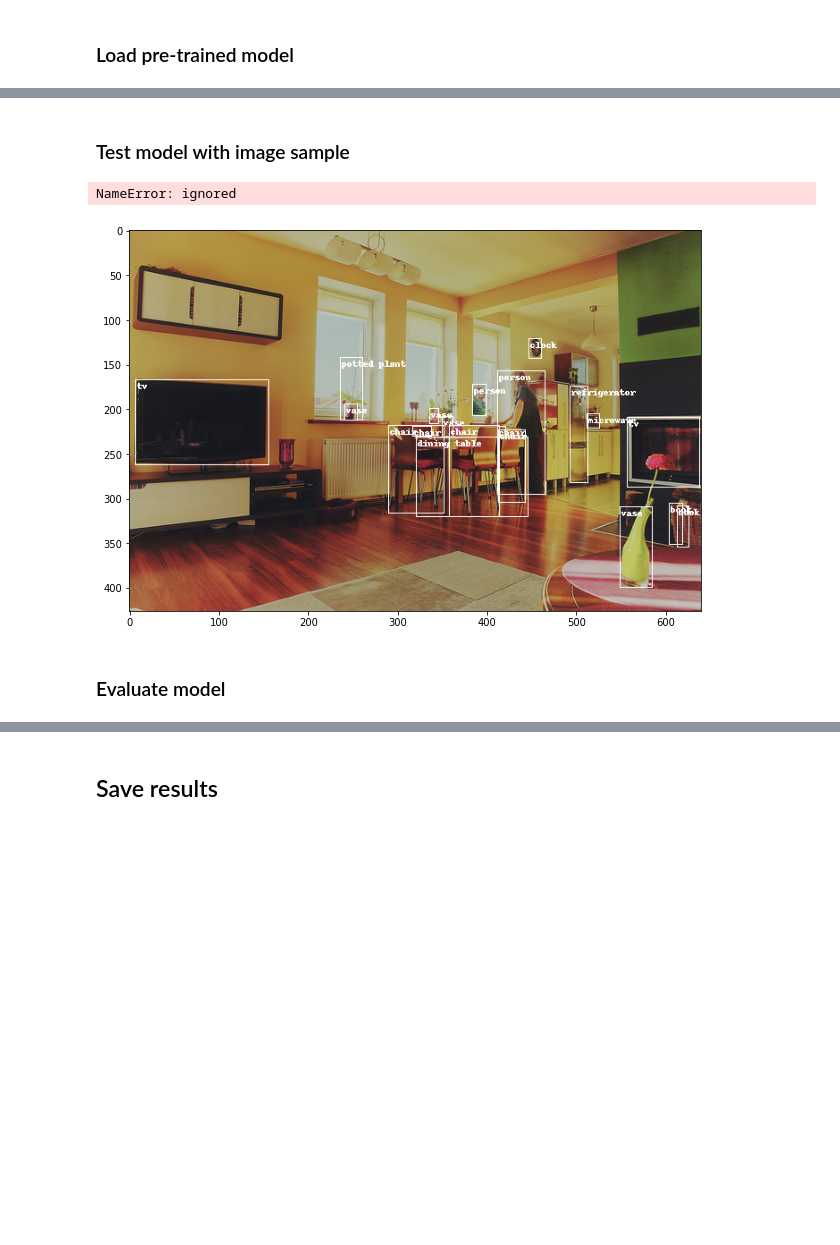
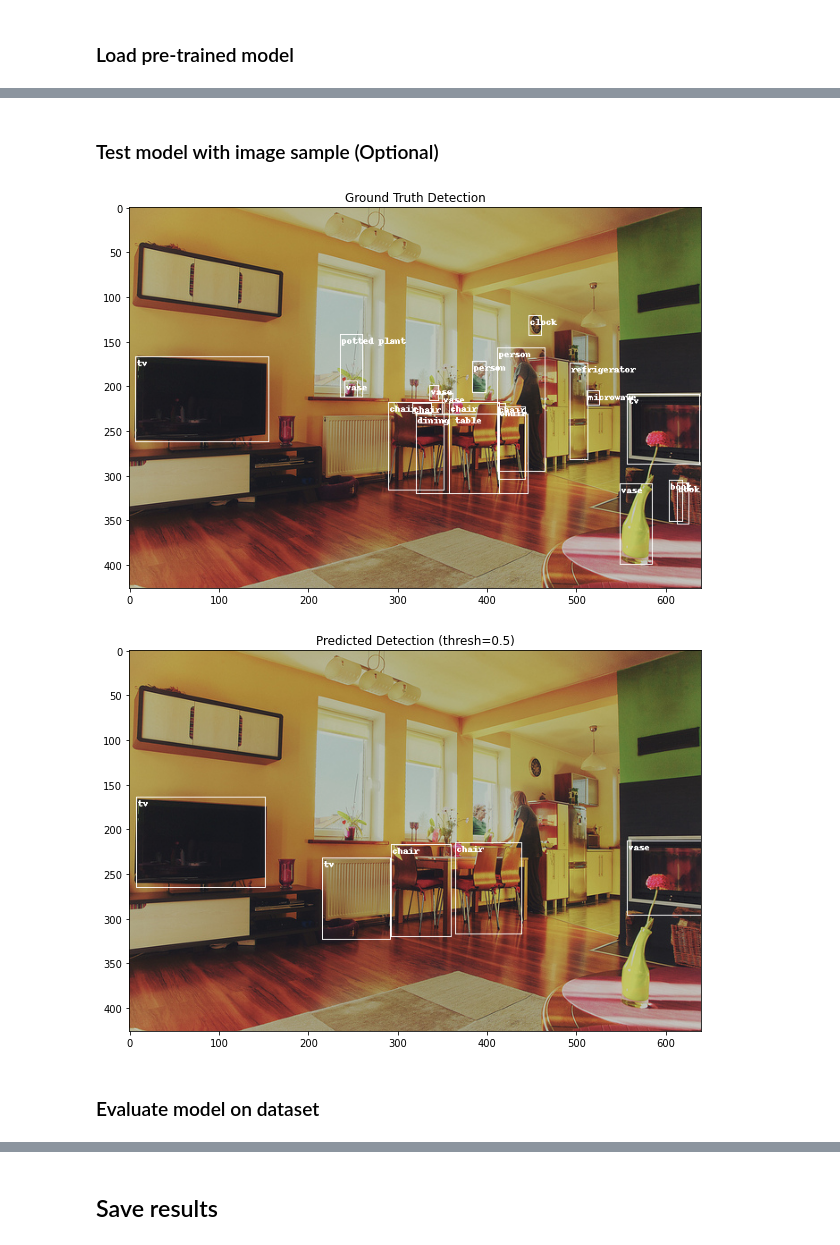
Before and after one commit to joangog/object-detection, a Jupyter notebook: coco2017_inference.ipynb, the cells around one changed output, grey strips where cells are left out. Drawn from its saved outputs; the diff is of its cells as text; code cells hidden in the pictures; blank space fills up the shorter version.

Commit message:
Fixed bbox handling for YOLOv5 models

```diff
--- a/coco2017_inference.ipynb
+++ b/coco2017_inference.ipynb
@@ -231,7 +216,7 @@ index created!
 %cd /content
 
 # @markdown Model Selection { display-mode: 'form', run: 'auto' }
-model_name = 'SSD300 VGG16' # @param ['SSD300 VGG16', 'Faster R-CNN ResNet-50 FPN', 'Mask R-CNN ResNet-50 FPN', 'YOLOv5s', 'YOLOv5m']
+model_name = 'YOLOv5m' # @param ['SSD300 VGG16', 'Faster R-CNN ResNet-50 FPN', 'Mask R-CNN ResNet-50 FPN', 'YOLOv5s', 'YOLOv5m']
 
 if model_name == 'SSD300 VGG16':
   model_id = 'ssd'
@@ -257,54 +238,76 @@ Loaded model: SSD300 VGG16
 # %% [markdown]
-### Test model with image sample
+### Test model with image sample (Optional)
 # %%
+# Parameters
+img_id = 139 #11051 # 67406
+th = 0.5  # threshold for confidence score of predicted bboxes to show
+
 # Get appropriate device for model
 device = torch.device('cuda') if torch.cuda.is_available() else torch.device('cpu')
 model.to(device)
 
 # Get image sample
-img_id = 139 #11051 # 67406
-img = F.convert_image_dtype(F.to_tensor(PIL.Image.open(os.path.join(img_dir,dataset.coco.loadImgs([img_id])[0]['file_name']))),torch.uint8)
-img_formatted = torch.tensor(np.divide(img,255)).float().to(device)
-img_anns = list(dataset.coco.loadAnns(dataset.coco.getAnnIds([img_id])))  # create a copy to avoid update to original annotations
+img = PIL.Image.open(os.path.join(img_dir,dataset.coco.loadImgs([img_id])[0]['file_name']))
+img_tensor = F.convert_image_dtype(F.to_tensor(img),torch.uint8)
+img_torchvision = torch.div(img_tensor,255).float().to(device)  # Format image for torchvision models
+img_anns = dataset.coco.loadAnns(dataset.coco.getAnnIds([img_id]))
 
 # Generate model predictions
 model.eval()
 with torch.no_grad():
-  pred = model([img_formatted])
+  if 'YOLO' in model_name:
+    pred = model([img])
+  else:
+    pred = model([img_torchvision])
 
 # Get label names
 label_ids = dataset.coco.getCatIds()
 label_info = dataset.coco.loadCats(label_ids)
 label_names = [label['name'] for label in label_info]
-labels = dict(zip(label_ids,label_names))
+labels = dict(zip(label_ids,label_names))  # Label dictionary with id-name as key-value
+labels_inv = dict(zip(label_names,label_ids))  # Inverse label dictionary with name-id as key-value
 
 # Get ground truth bboxes
-true_bboxes = F.Tensor([obj['bbox'] for obj in img_anns]).to(device)
+true_bboxes = convert_to_xyxy(copy.deepcopy(F.Tensor([obj['bbox'] for obj in img_anns]).to(device)))  # Create deep copy to avoid updating original dataset
 true_labels = [labels[obj['category_id']] for obj in img_anns]
-true_img = U.draw_bounding_boxes(img, true_bboxes, true_labels)
+true_img = U.draw_bounding_boxes(img_tensor, true_bboxes, true_labels)
 plt.figure(figsize = (25,7))
-plt.imshow(F.to_pil_image(true_img))
+plt.title('Ground Truth Detection')
+plot = plt.imshow(F.to_pil_image(true_img))
 
 # Get ground truth segmentation masks
 # print(img_anns)
 # true_masks = F.Tensor([obj['segmentation'][0] for obj in img_anns])
 # true_labels = [labels[obj['category_id']] for obj in img_anns]
 # true_img = U.draw_segmentation_masks(img, true_masks, true_labels)
 # plt.figure(figsize = (25,7))
 # plt.imshow(F.to_pil_image(true_img))
 
 # Get predicted bboxes
-pred_bboxes = torch.stack([pred[0]['boxes'][i] for i in range(0,len(pred[0]['boxes'])) if pred[0]['scores'][i] > 0.5])
-pred_labels_ids = pred[0]['labels'].tolist()
-pred_label_ids = [pred_labels_ids[i] for i in range(0,len(pred_labels_ids)) if pred[0]['scores'][i] > 0.5]
-pred_img = U.draw_bounding_boxes(img, pred_bboxes, pred_labels)
+# For YOLO models
+if 'YOLO' in model_name:
+  pred_bboxes = []
+  pred_labels = []
+  yolo_labels = pred.names
+  for img in pred.xyxy:
+    for bbox in img:
+      if bbox[4] > th:  # Show only bboxes with high confidence score
+        pred_bboxes.append(bbox[:4])
+        pred_labels.append(labels[labels_inv[yolo_labels[int(bbox[5])]]])  # Convert YOLO label to COCO label
+  pred_bboxes = torch.stack(pred_bboxes)
+# For torchvision models
+else:
+  pred_bboxes = torch.stack([pred[0]['boxes'][i] for i in range(0,len(pred[0]['boxes'])) if pred[0]['scores'][i] > th])  # Show only bboxes with high confidence score
+  pred_labels_ids = torch.stack([pred[0]['labels'][i] for i in range(0,len(pred[0]['labels'])) if pred[0]['scores'][i] > th]).tolist()
+pred_img = U.draw_bounding_boxes(img_tensor, pred_bboxes, pred_labels)
 plt.figure(figsize = (25,7))
-plt.imshow(F.to_pil_image(pred_img))
+plt.title(f'Predicted Detection (thresh={th})')
+plot = plt.imshow(F.to_pil_image(pred_img))
 # %% [output]
-NameError: ignored
-[figure, old version]
+[figure, new version]
+[figure, added]
 # %% [markdown]
-### Evaluate model
+### Evaluate model on dataset
 # %%
 # Get appropriate device for model
 device = torch.device('cuda') if torch.cuda.is_available() else torch.device('cpu')
```
Also changed, not shown: parts of 12 cells of this notebook.
